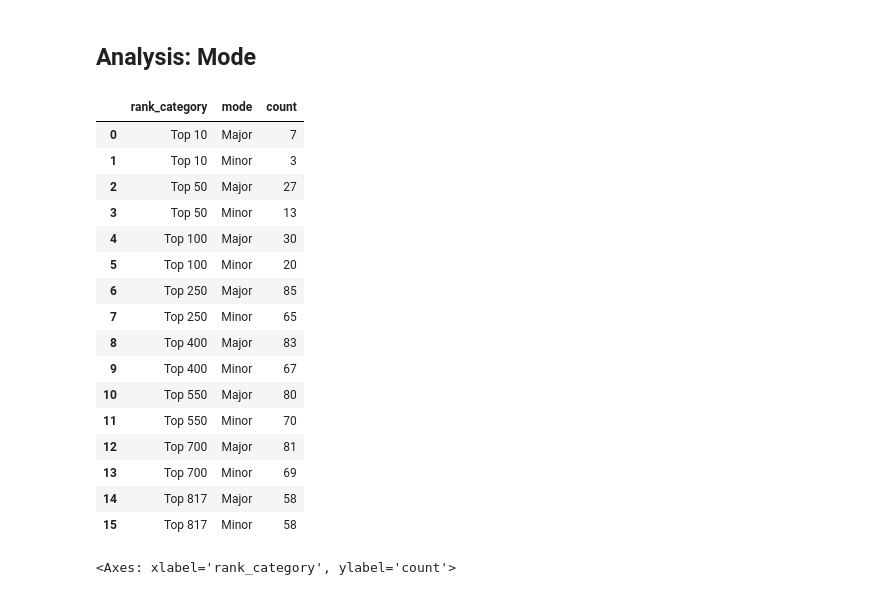
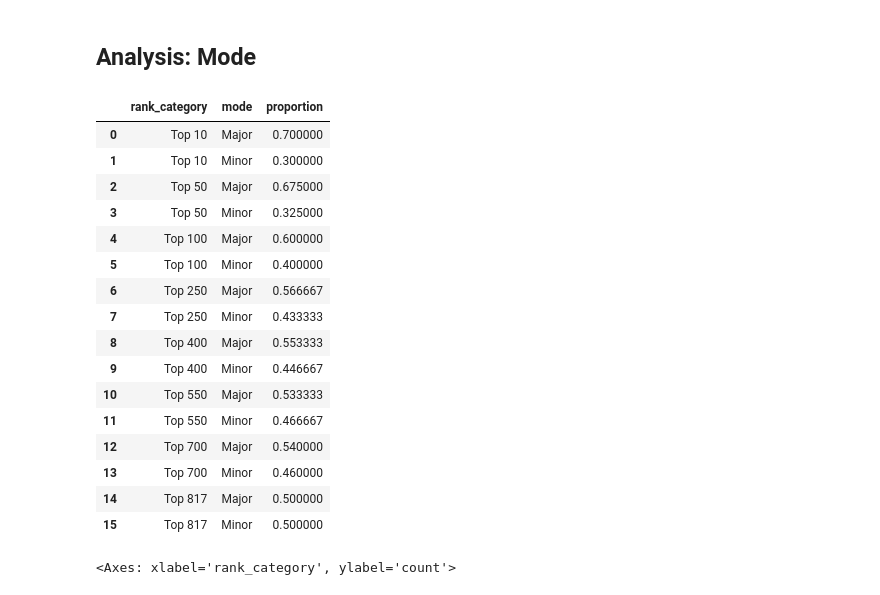
Before and after one commit to low122/Spotify-music-trend, a Jupyter notebook: spotifyAnalysis.ipynb, the cells around one changed output. Drawn from its saved outputs; the diff is of its cells as text; code cells hidden in the pictures.

```diff
--- a/spotifyAnalysis.ipynb
+++ b/spotifyAnalysis.ipynb
@@ -760,25 +787,25 @@ Name: proportion, dtype: float64
 **Analysis: Mode**
 -
 # %%
-ranked_data.groupby('rank_category')['mode'].value_counts().reset_index()
+ranked_data.groupby('rank_category')['mode'].value_counts(normalize=True).reset_index()
 # %% [output]
-|  | rank_category | mode | count |
-| 0 | Top 10 | Major | 7 |
-| 1 | Top 10 | Minor | 3 |
-| 2 | Top 50 | Major | 27 |
-| 3 | Top 50 | Minor | 13 |
-| 4 | Top 100 | Major | 30 |
-| 5 | Top 100 | Minor | 20 |
-| 6 | Top 250 | Major | 85 |
-| 7 | Top 250 | Minor | 65 |
-| 8 | Top 400 | Major | 83 |
-| 9 | Top 400 | Minor | 67 |
-| 10 | Top 550 | Major | 80 |
-| 11 | Top 550 | Minor | 70 |
-| 12 | Top 700 | Major | 81 |
-| 13 | Top 700 | Minor | 69 |
-| 14 | Top 817 | Major | 58 |
-| 15 | Top 817 | Minor | 58 |
+|  | rank_category | mode | proportion |
+| 0 | Top 10 | Major | 0.700000 |
+| 1 | Top 10 | Minor | 0.300000 |
+| 2 | Top 50 | Major | 0.675000 |
+| 3 | Top 50 | Minor | 0.325000 |
+| 4 | Top 100 | Major | 0.600000 |
+| 5 | Top 100 | Minor | 0.400000 |
+| 6 | Top 250 | Major | 0.566667 |
+| 7 | Top 250 | Minor | 0.433333 |
+| 8 | Top 400 | Major | 0.553333 |
+| 9 | Top 400 | Minor | 0.446667 |
+| 10 | Top 550 | Major | 0.533333 |
+| 11 | Top 550 | Minor | 0.466667 |
+| 12 | Top 700 | Major | 0.540000 |
+| 13 | Top 700 | Minor | 0.460000 |
+| 14 | Top 817 | Major | 0.500000 |
+| 15 | Top 817 | Minor | 0.500000 |
 # %%
 data = ranked_data.groupby('rank_category')['mode'].value_counts().reset_index()
 
```
Also changed, not shown: parts of 30 cells of this notebook.
